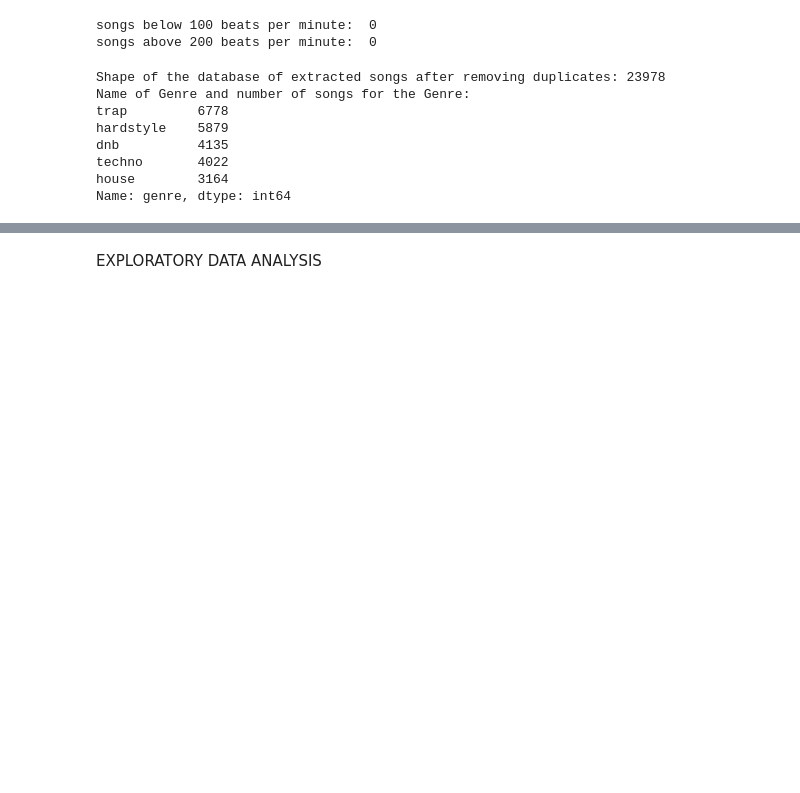
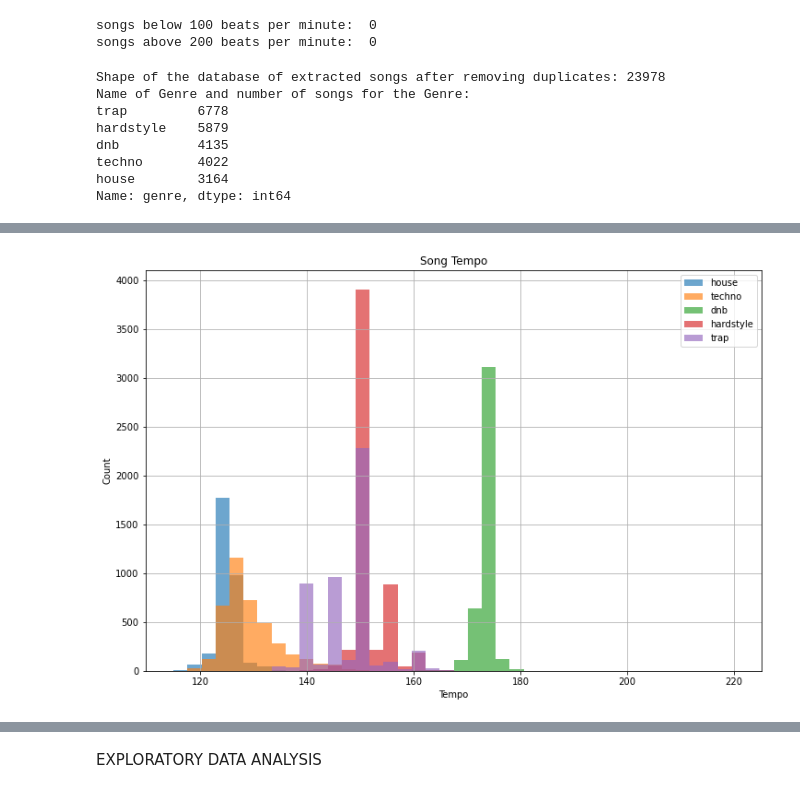
Before and after one commit to chetanpopli/subgenre-classifier, a Jupyter notebook: cleaning_final_last.ipynb, the cells around one changed output, grey strips where cells are left out. Drawn from its saved outputs; the diff is of its cells as text; code cells hidden in the pictures; blank space fills up the shorter version.

```diff
--- a/cleaning_final_last.ipynb
+++ b/cleaning_final_last.ipynb
@@ -7,7 +7,7 @@ import seaborn as sns
 # %%
 # Loading the .csv file containing the raw data as a Pandas DataFrame
 # Defining a list with the genres used in the .csv file
-songs_raw = pd.read_csv(r'C:\Users\Chetan\Desktop\College\Python\EDM Sub-genre classifier\songs.csv')
+songs_raw = pd.read_csv(r'C:\Users\Chetan\Desktop\College\Python\EDM Sub-genre classifier\songs_raw.csv')
 genres = ['house','techno','dnb','hardstyle','trap']
 # %%
 songs_raw.head()
@@ -34,6 +34,15 @@ dnb           5172
 techno        4794
 house         3883
 Name: genre, dtype: int64
+# %%
+def graph_tempo(genre, df):
+    tempo = df.loc[df.genre == genre, 'tempo']
+
+    plt.hist(tempo, bins=40, range=(min(df.tempo), 220), alpha=0.65,label = genre)
+    plt.grid(b=True)
+    plt.legend(loc='upper right')
+    plt.xlabel('Tempo')
+    plt.ylabel('Count')
 # %% [markdown]
 CLEANING OF DATABASE
 # %%
@@ -182,3 +191,17 @@ dnb          4135
 techno       4022
 house        3164
 Name: genre, dtype: int64
+# %%
+def range_outliers(genre, df):
+    tempo = songs.loc[songs.genre == genre, 'tempo']
+    m = np.mean(tempo)
+    sd = np.std(tempo)
+    median = np.median(tempo)
+    upper_bound = m + (sd*3)
+    lower_bound = m - (sd*3)
+    print(lower_bound, upper_bound)
+# %%
+for genre in genres:
+    print(genre)
+    print(songs.loc[songs.genre == genre, 'tempo'].describe())
+    range_outliers(genre, songs)
@@ -184,0 +261,8 @@ Name: genre, dtype: int64
+# %%
+fig = plt.figure(figsize=(12,8))
+plt.title('Song Tempo')
+
+for genre in genres:
+    graph_tempo(genre, songs)
+# %% [output]
+[figure, added]
```
Also changed, not shown: parts of 22 cells of this notebook, 1 other file.
